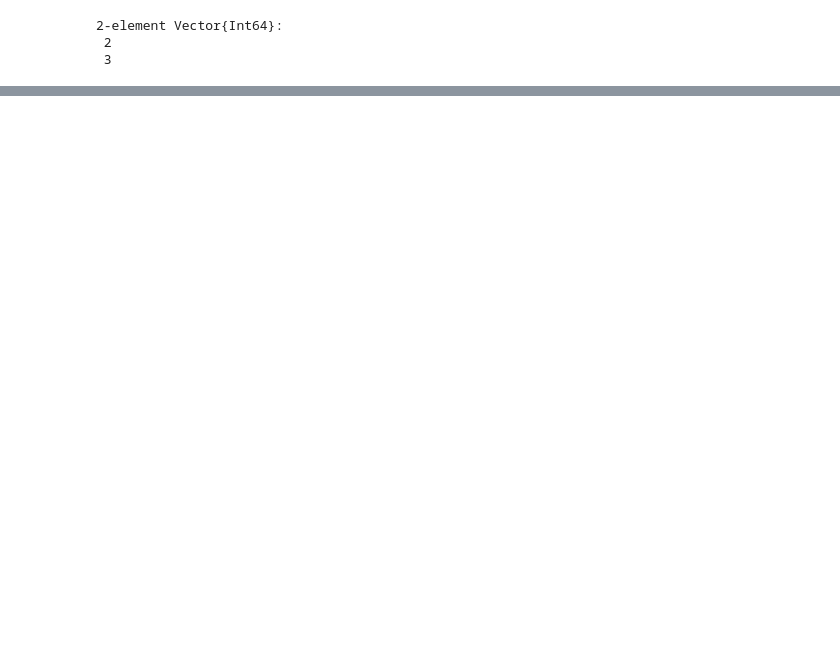
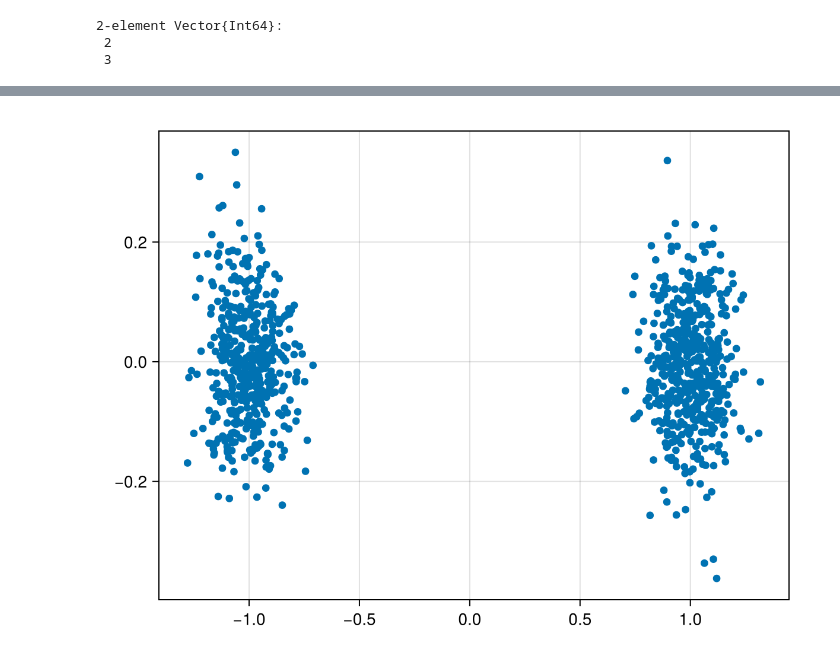
Before and after one commit to SCWalker22/MTH3039, a Jupyter notebook: CW1.ipynb, the cells around one changed output, grey strips where cells are left out. Drawn from its saved outputs; the diff is of its cells as text; code cells hidden in the pictures; blank space fills up the shorter version.

```diff
--- a/CW1.ipynb
+++ b/CW1.ipynb
@@ -377,0 +388,11 @@ end
+# %%
+randompoint() = [rand([-1, 1]) + 0.1randn(), 0.1randn()]
+features = [randompoint() for _ in 1:1000]
+
+groups = simple_grouping(features, 1.5)
+
+fig = Figure()
+ax = Axis(fig[1, 1])
+scatter!(ax, first.(features), last.(features); color = groups)
+# groups
+fig
@@ -377,0 +520,7 @@ end
+# %%
+fig = Figure()
+ax = Axis(fig[1, 1])
+scatter!(ax, first.(features), last.(features))
+fig
+# %% [output]
+[figure, added]
```
Also changed, not shown: parts of 9 cells of this notebook.
